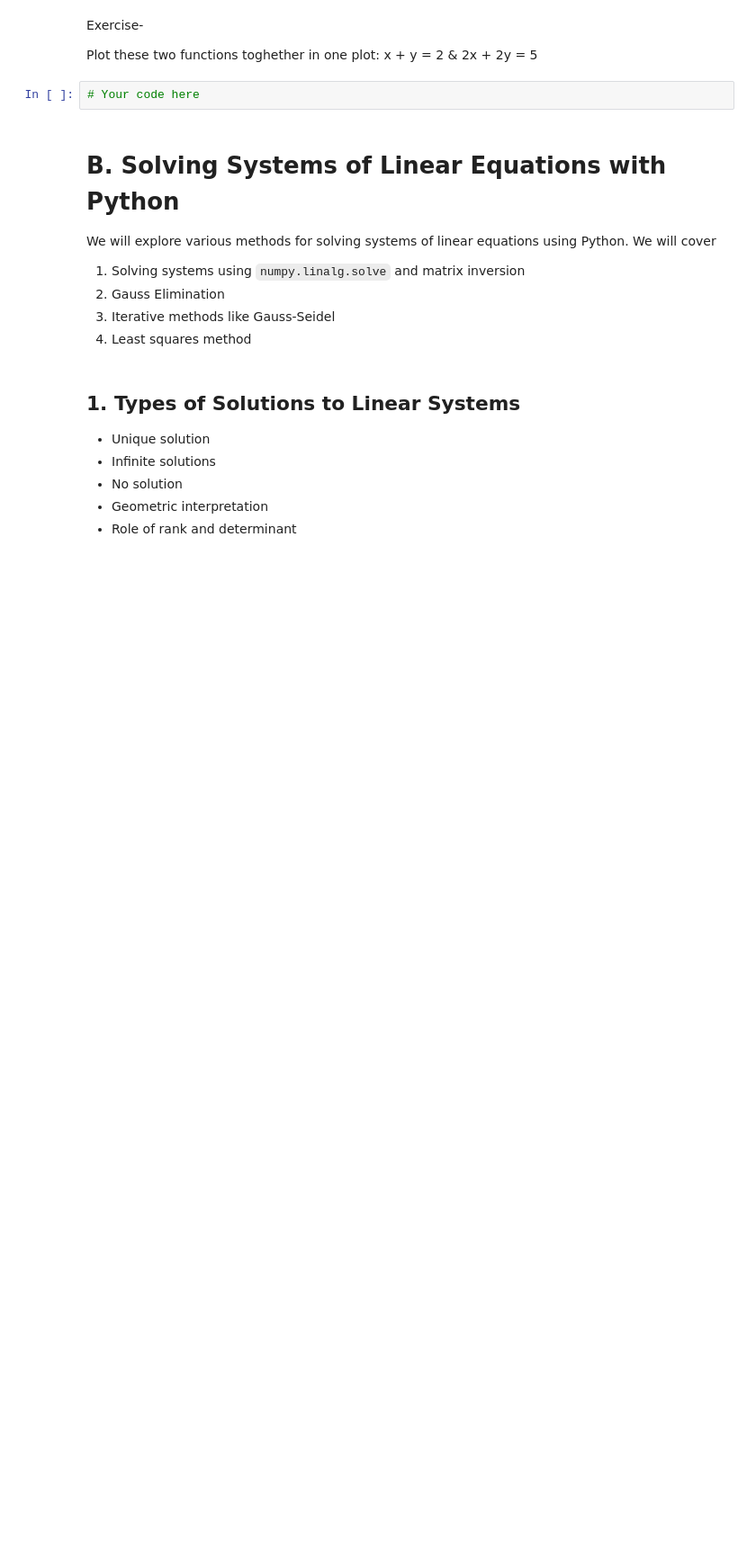
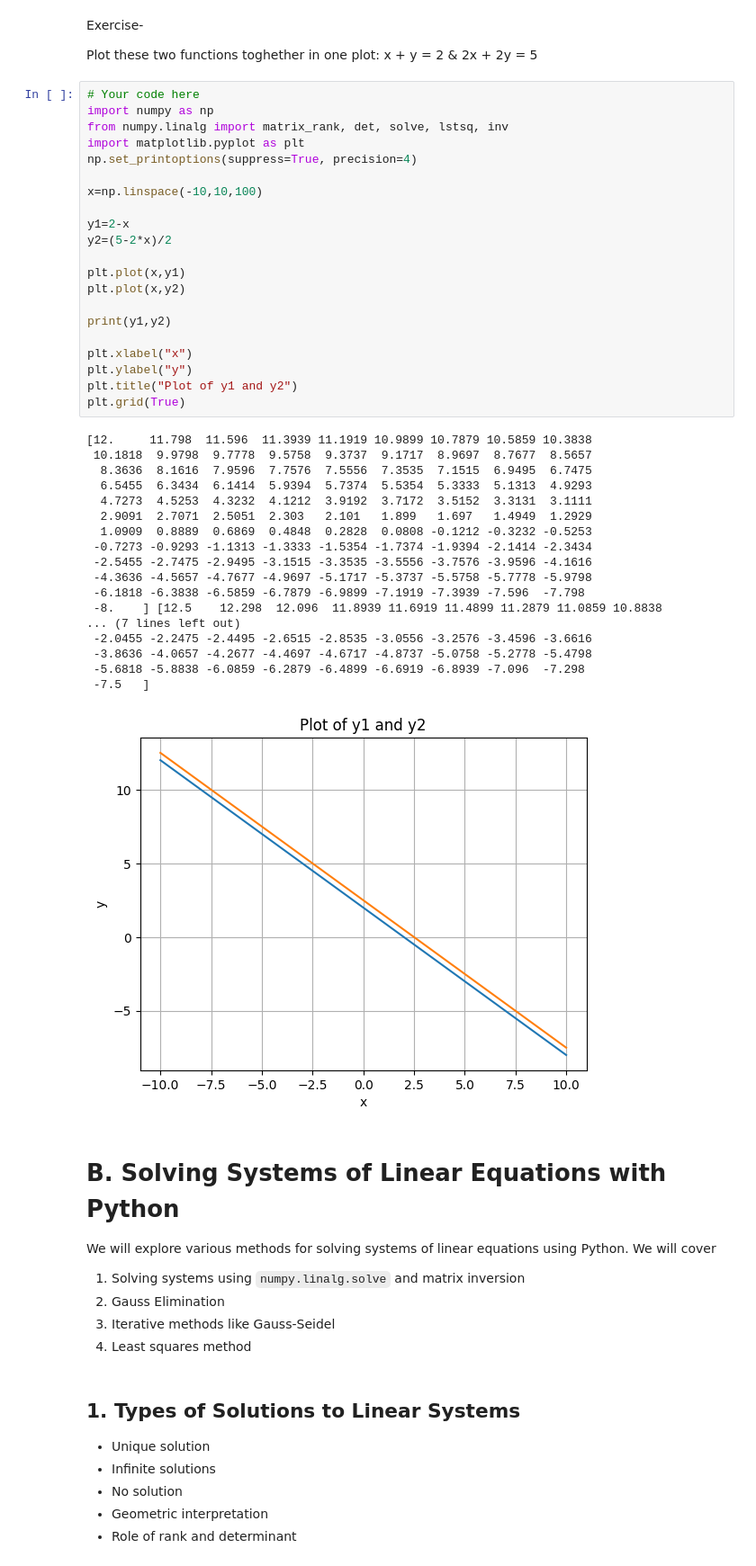
Before and after one commit to sshashkina/Engineering-Methods, a Jupyter notebook: Lecture 8_Linear_Equations_Solver.ipynb, the cells around one changed output. Shown at 90% size. Drawn from its saved outputs; the diff is of its cells as text; blank space fills up the shorter version.

```diff
--- a/Lecture 8_Linear_Equations_Solver.ipynb
+++ b/Lecture 8_Linear_Equations_Solver.ipynb
@@ -85,6 +170,44 @@ Exercise-
 Plot these two functions toghether in one plot: x + y = 2 & 2x + 2y = 5
 # %%
 # Your code here
+import numpy as np
+from numpy.linalg import matrix_rank, det, solve, lstsq, inv
+import matplotlib.pyplot as plt
+np.set_printoptions(suppress=True, precision=4)
+
+x=np.linspace(-10,10,100)
+
+y1=2-x
+y2=(5-2*x)/2
+
+plt.plot(x,y1)
+plt.plot(x,y2)
+
+print(y1,y2)
+
+plt.xlabel("x")
+plt.ylabel("y")
+plt.title("Plot of y1 and y2")
+plt.grid(True)
+# %% [output]
+[12.     11.798  11.596  11.3939 11.1919 10.9899 10.7879 10.5859 10.3838
+ 10.1818  9.9798  9.7778  9.5758  9.3737  9.1717  8.9697  8.7677  8.5657
+  8.3636  8.1616  7.9596  7.7576  7.5556  7.3535  7.1515  6.9495  6.7475
+  6.5455  6.3434  6.1414  5.9394  5.7374  5.5354  5.3333  5.1313  4.9293
+  4.7273  4.5253  4.3232  4.1212  3.9192  3.7172  3.5152  3.3131  3.1111
+  2.9091  2.7071  2.5051  2.303   2.101   1.899   1.697   1.4949  1.2929
+  1.0909  0.8889  0.6869  0.4848  0.2828  0.0808 -0.1212 -0.3232 -0.5253
+ -0.7273 -0.9293 -1.1313 -1.3333 -1.5354 -1.7374 -1.9394 -2.1414 -2.3434
+ -2.5455 -2.7475 -2.9495 -3.1515 -3.3535 -3.5556 -3.7576 -3.9596 -4.1616
+ -4.3636 -4.5657 -4.7677 -4.9697 -5.1717 -5.3737 -5.5758 -5.7778 -5.9798
+ -6.1818 -6.3838 -6.5859 -6.7879 -6.9899 -7.1919 -7.3939 -7.596  -7.798
+ -8.    ] [12.5    12.298  12.096  11.8939 11.6919 11.4899 11.2879 11.0859 10.8838
+... (7 lines left out)
+ -2.0455 -2.2475 -2.4495 -2.6515 -2.8535 -3.0556 -3.2576 -3.4596 -3.6616
+ -3.8636 -4.0657 -4.2677 -4.4697 -4.6717 -4.8737 -5.0758 -5.2778 -5.4798
+ -5.6818 -5.8838 -6.0859 -6.2879 -6.4899 -6.6919 -6.8939 -7.096  -7.298
+ -7.5   ]
+[figure, added]
 # %% [markdown]
 # B. Solving Systems of Linear Equations with Python
 We will explore various methods for solving systems of linear equations using Python. We will cover
```
Also changed, not shown: parts of 12 cells of this notebook.
